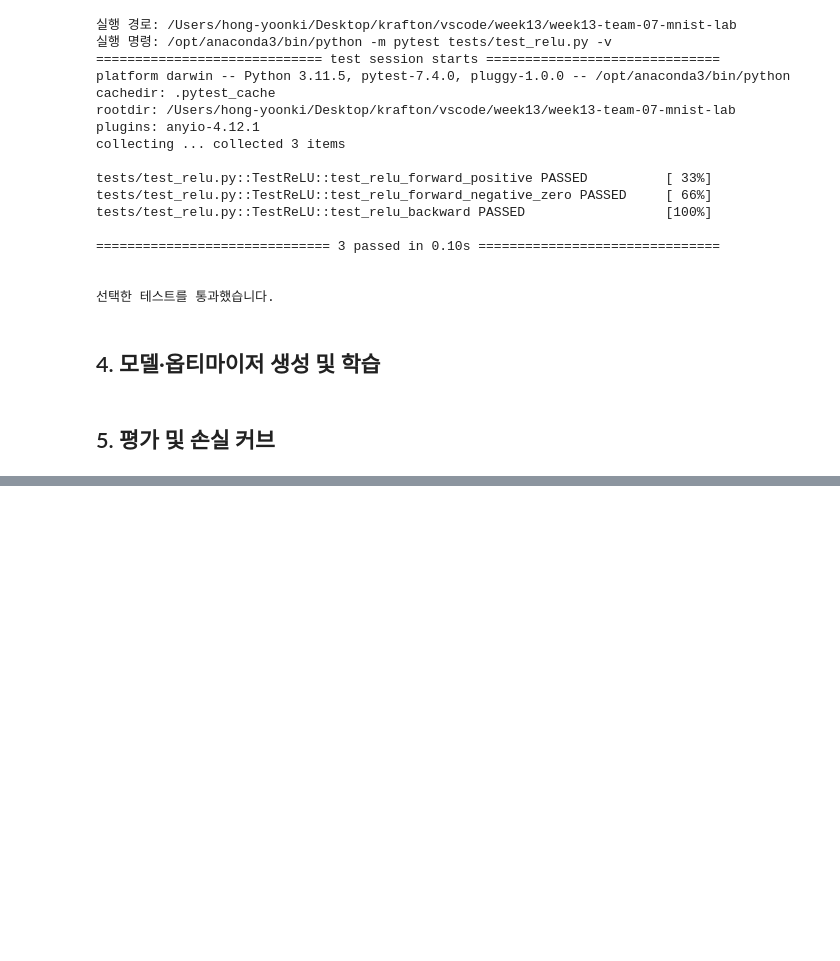
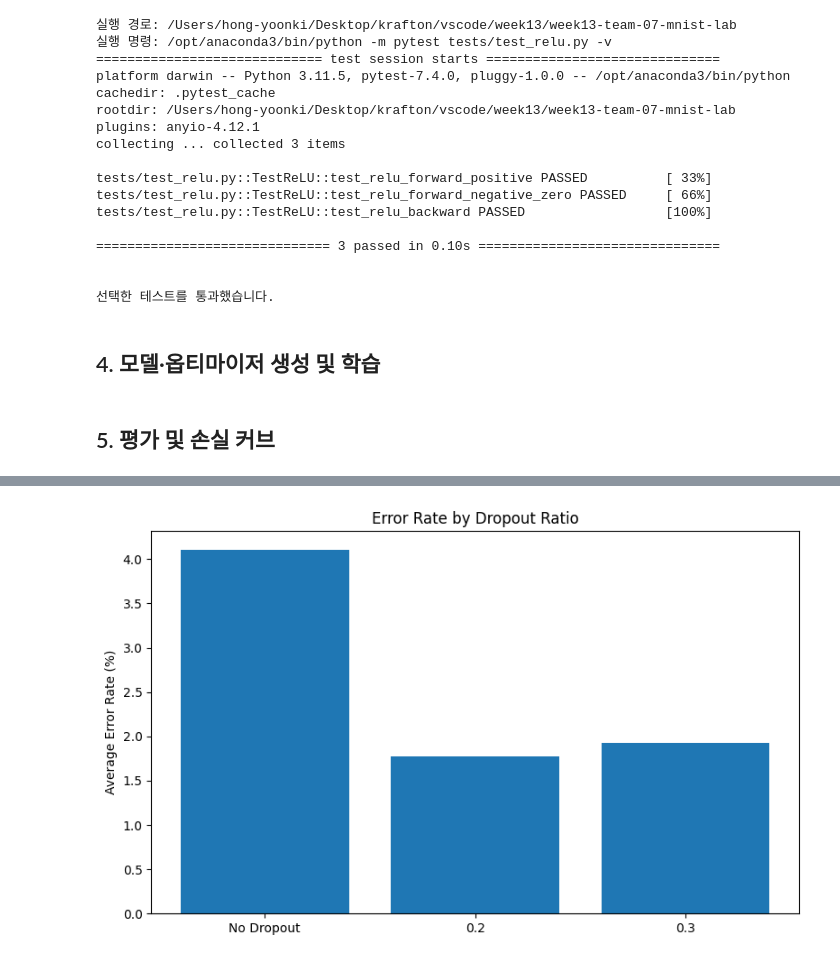
Before and after one commit to Jungle-12-303/week13-team-07-mnist-lab, a Jupyter notebook: mnist_lab.ipynb, the cells around one changed output, grey strips where cells are left out. Cells and saved outputs as stored; diff of their text form; code cells hidden in the pictures; blank space fills up the shorter version.

```diff
--- a/mnist_lab.ipynb
+++ b/mnist_lab.ipynb
@@ -479,0 +503,43 @@ plt.show()
+# %%
+import pickle
+import matplotlib.pyplot as plt
+
+ratio_to_accs = {}
+
+for path in model_files:
+    with open(path, "rb") as f:
+        ckpt = pickle.load(f)
+
+    if "regularization" not in ckpt or "results" not in ckpt:
+        continue
+
+    use_dropout = ckpt["regularization"].get("use_dropout")
+    dropout_ratio = ckpt["regularization"].get("dropout_ratio")
+    acc = ckpt["results"].get("final_test_acc")
+
+    if acc is None:
+        continue
+
+    key = dropout_ratio if use_dropout else "No Dropout"
+
+    if key not in ratio_to_accs:
+        ratio_to_accs[key] = []
+    ratio_to_accs[key].append(acc)
+
+labels = []
+error_rates = []
+
+for key, acc_list in ratio_to_accs.items():
+    avg_acc = sum(acc_list) / len(acc_list)
+    avg_error = 100 - avg_acc
+    labels.append(str(key))
+    error_rates.append(avg_error)
+
+plt.figure(figsize=(8, 5))
+plt.bar(labels, error_rates)
+plt.ylabel("Average Error Rate (%)")
+plt.title("Error Rate by Dropout Ratio")
+plt.tight_layout()
+plt.show()
+# %% [output]
+[figure, added]
```
Also changed, not shown: parts of 8 cells of this notebook, 1 other file.
